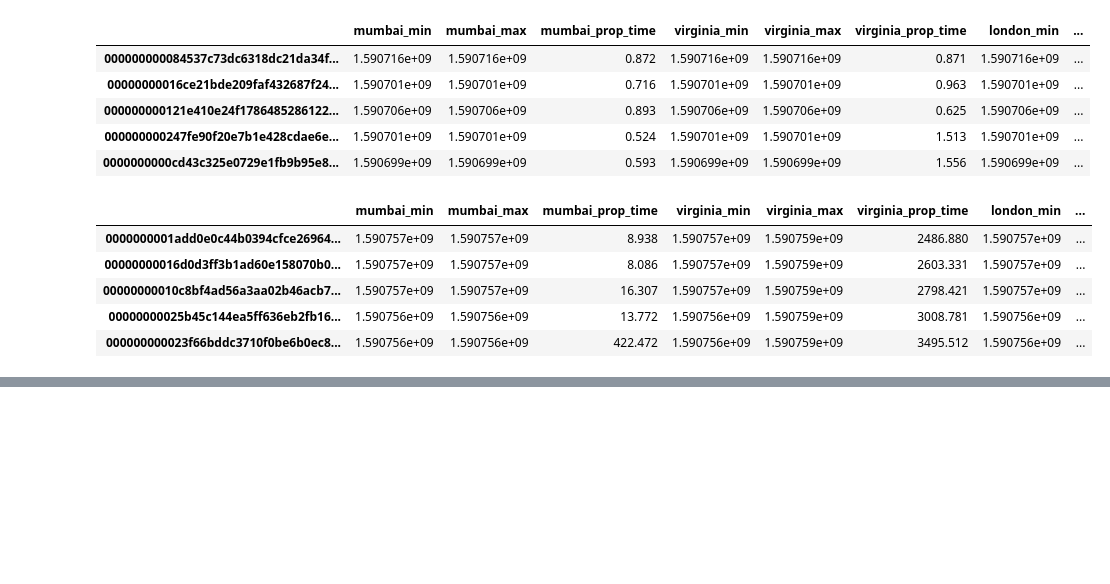
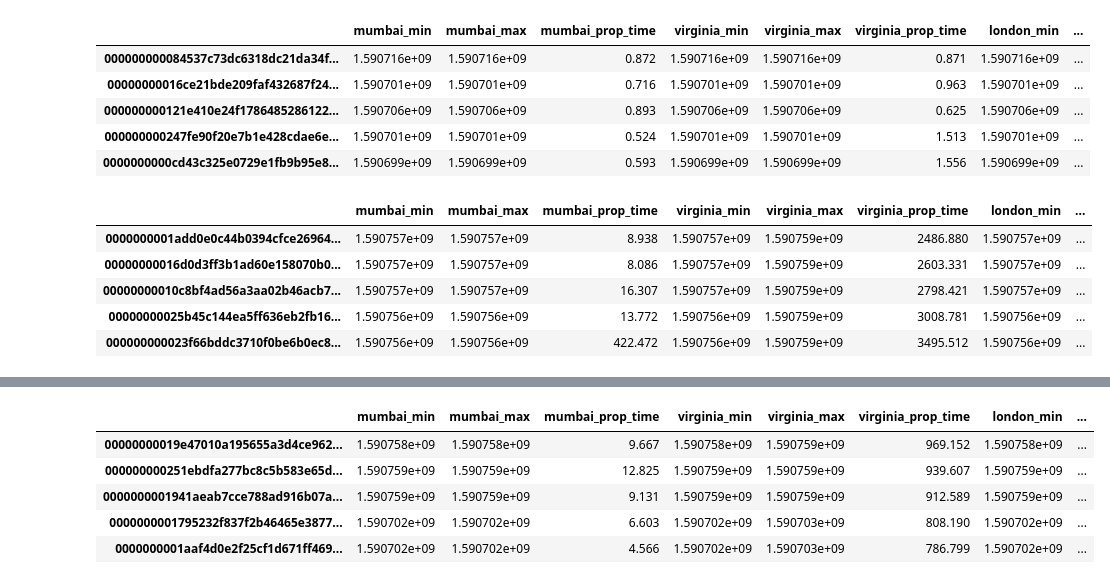
Before and after one commit to Mitchellpkt/observatory_data_analysis, a Jupyter notebook: global_data/multi_node_analysis.ipynb, the cells around one changed output, grey strips where cells are left out. Drawn from its saved outputs; the diff is of its cells as text; code cells hidden in the pictures; blank space fills up the shorter version.

```diff
--- a/global_data/multi_node_analysis.ipynb
+++ b/global_data/multi_node_analysis.ipynb
@@ -239,0 +254,9 @@ def Heatmap(x, y, LinBins = (60,60), LogBins = (60,60), title = '', xlabel = '',
+# %%
+global_df_clean.sort_values(by='global_prop_time', ascending=False).head()
+# %% [output]
+|  | mumbai_min | mumbai_max | mumbai_prop_time | virginia_min | virginia_max | virginia_prop_time | london_min | ... |
+| 00000000019e47010a195655a3d4ce962... | 1.590758e+09 | 1.590758e+09 | 9.667 | 1.590758e+09 | 1.590759e+09 | 969.152 | 1.590758e+09 | ... |
+| 000000000251ebdfa277bc8c5b583e65d... | 1.590759e+09 | 1.590759e+09 | 12.825 | 1.590759e+09 | 1.590759e+09 | 939.607 | 1.590759e+09 | ... |
+| 0000000001941aeab7cce788ad916b07a... | 1.590759e+09 | 1.590759e+09 | 9.131 | 1.590759e+09 | 1.590759e+09 | 912.589 | 1.590759e+09 | ... |
+| 0000000001795232f837f2b46465e3877... | 1.590702e+09 | 1.590702e+09 | 6.603 | 1.590702e+09 | 1.590703e+09 | 808.190 | 1.590702e+09 | ... |
+| 0000000001aaf4d0e2f25cf1d671ff469... | 1.590702e+09 | 1.590702e+09 | 4.566 | 1.590702e+09 | 1.590703e+09 | 786.799 | 1.590702e+09 | ... |
```
Also changed, not shown: parts of 2 cells of this notebook.
